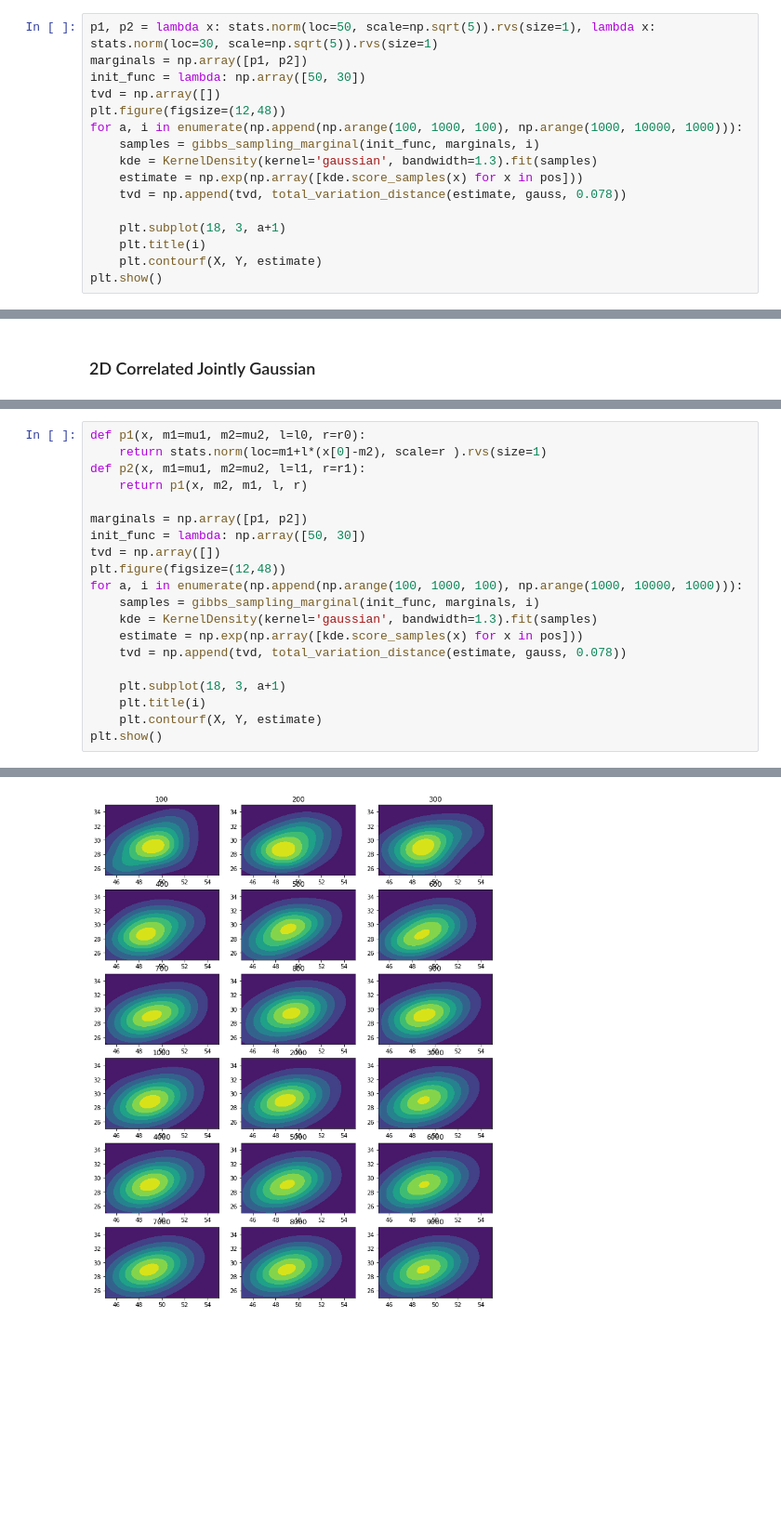
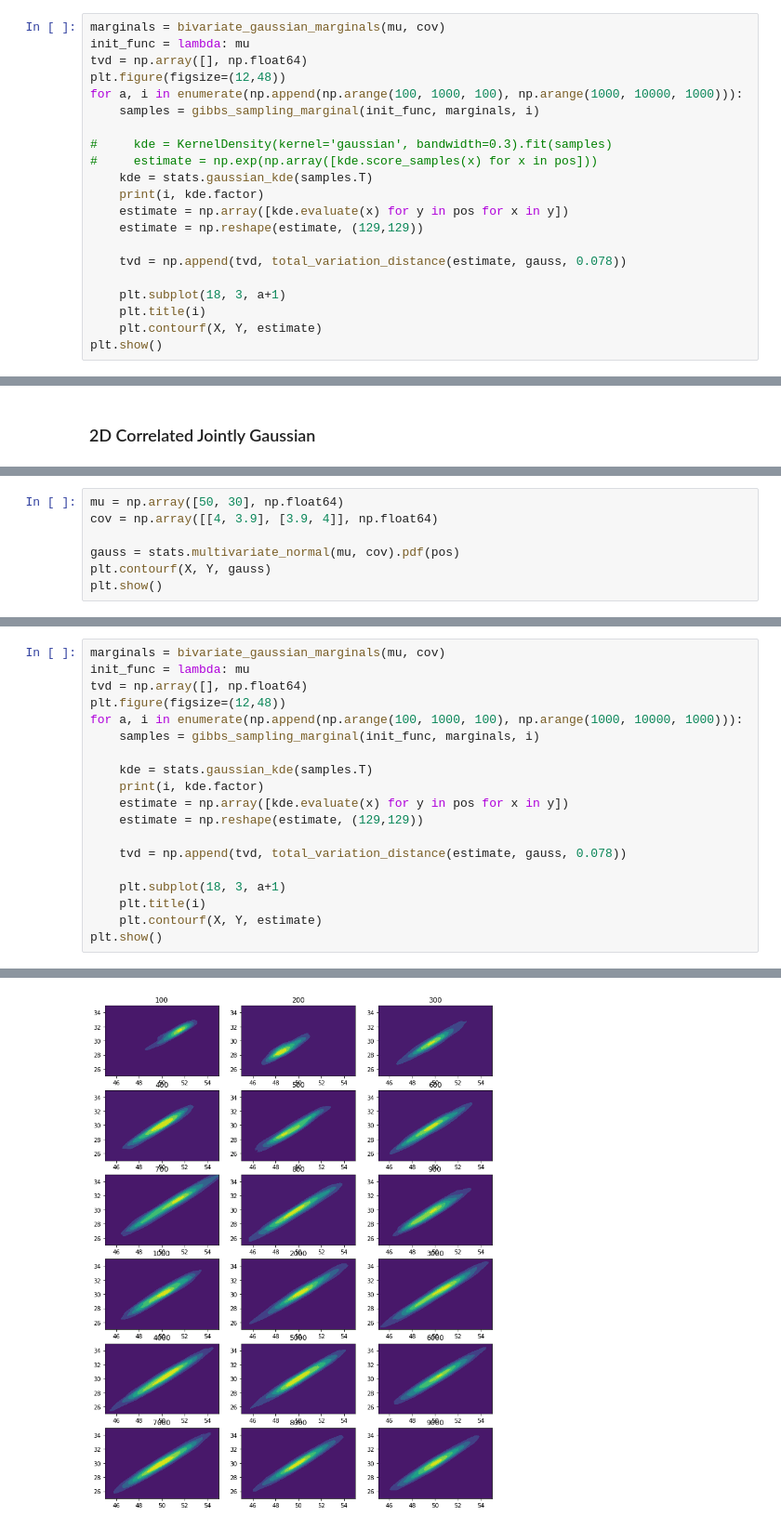
Before and after one commit to NaveenGop/SamplingComparison, a Jupyter notebook: gibbs_sampling.ipynb, the cells around one changed output, grey strips where cells are left out. Shown at 93% size. Saved outputs shown, nothing was run; the diff lists cells and outputs as text; blank space fills up the shorter version.

```diff
--- a/gibbs_sampling.ipynb
+++ b/gibbs_sampling.ipynb
@@ -72,14 +95,19 @@ plt.show()
 [figure]
 # %%
-p1, p2 = lambda x: stats.norm(loc=50, scale=np.sqrt(5)).rvs(size=1), lambda x: stats.norm(loc=30, scale=np.sqrt(5)).rvs(size=1)
-marginals = np.array([p1, p2])
-init_func = lambda: np.array([50, 30])
-tvd = np.array([])
+marginals = bivariate_gaussian_marginals(mu, cov)
+init_func = lambda: mu
+tvd = np.array([], np.float64)
 plt.figure(figsize=(12,48))
 for a, i in enumerate(np.append(np.arange(100, 1000, 100), np.arange(1000, 10000, 1000))):
     samples = gibbs_sampling_marginal(init_func, marginals, i)
-    kde = KernelDensity(kernel='gaussian', bandwidth=1.3).fit(samples)
-    estimate = np.exp(np.array([kde.score_samples(x) for x in pos]))
+
+#     kde = KernelDensity(kernel='gaussian', bandwidth=0.3).fit(samples)
+#     estimate = np.exp(np.array([kde.score_samples(x) for x in pos]))
+    kde = stats.gaussian_kde(samples.T)
+    print(i, kde.factor)
+    estimate = np.array([kde.evaluate(x) for y in pos for x in y])
+    estimate = np.reshape(estimate, (129,129))
+
     tvd = np.append(tvd, total_variation_distance(estimate, gauss, 0.078))
 
     plt.subplot(18, 3, a+1)
@@ -117,0 +144,7 @@ print(l0, r0, l1, r1)
+# %%
+mu = np.array([50, 30], np.float64)
+cov = np.array([[4, 3.9], [3.9, 4]], np.float64)
+
+gauss = stats.multivariate_normal(mu, cov).pdf(pos)
+plt.contourf(X, Y, gauss)
+plt.show()
@@ -118,17 +153,16 @@ print(l0, r0, l1, r1)
 # %%
-def p1(x, m1=mu1, m2=mu2, l=l0, r=r0):
-    return stats.norm(loc=m1+l*(x[0]-m2), scale=r ).rvs(size=1)
-def p2(x, m1=mu1, m2=mu2, l=l1, r=r1):
-    return p1(x, m2, m1, l, r)
-
-marginals = np.array([p1, p2])
-init_func = lambda: np.array([50, 30])
-tvd = np.array([])
+marginals = bivariate_gaussian_marginals(mu, cov)
+init_func = lambda: mu
+tvd = np.array([], np.float64)
 plt.figure(figsize=(12,48))
 for a, i in enumerate(np.append(np.arange(100, 1000, 100), np.arange(1000, 10000, 1000))):
     samples = gibbs_sampling_marginal(init_func, marginals, i)
-    kde = KernelDensity(kernel='gaussian', bandwidth=1.3).fit(samples)
-    estimate = np.exp(np.array([kde.score_samples(x) for x in pos]))
+
+    kde = stats.gaussian_kde(samples.T)
+    print(i, kde.factor)
+    estimate = np.array([kde.evaluate(x) for y in pos for x in y])
+    estimate = np.reshape(estimate, (129,129))
+
     tvd = np.append(tvd, total_variation_distance(estimate, gauss, 0.078))
 
     plt.subplot(18, 3, a+1)
@@ -139,4 +191,4 @@ plt.show()
-[figure, old version]
+[figure, new version]
 # %%
 plt.plot(np.append(np.arange(100, 1000, 100), np.arange(1000, 10000, 1000)), tvd)
 plt.show()
```
Also changed, not shown: parts of 16 cells of this notebook.
